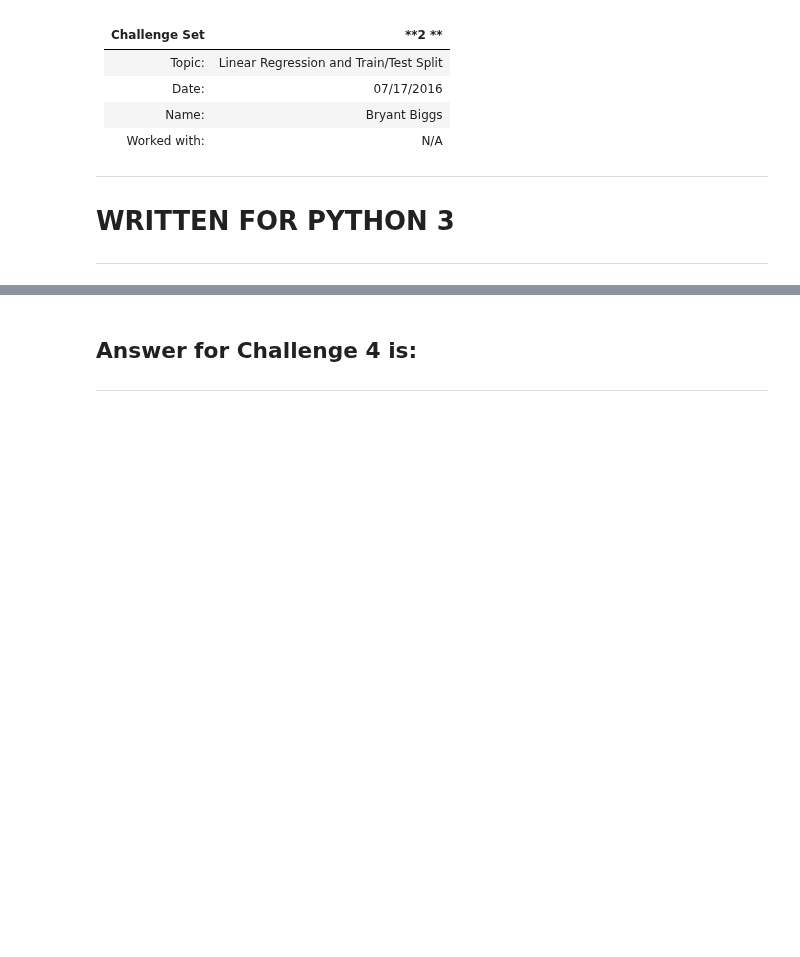
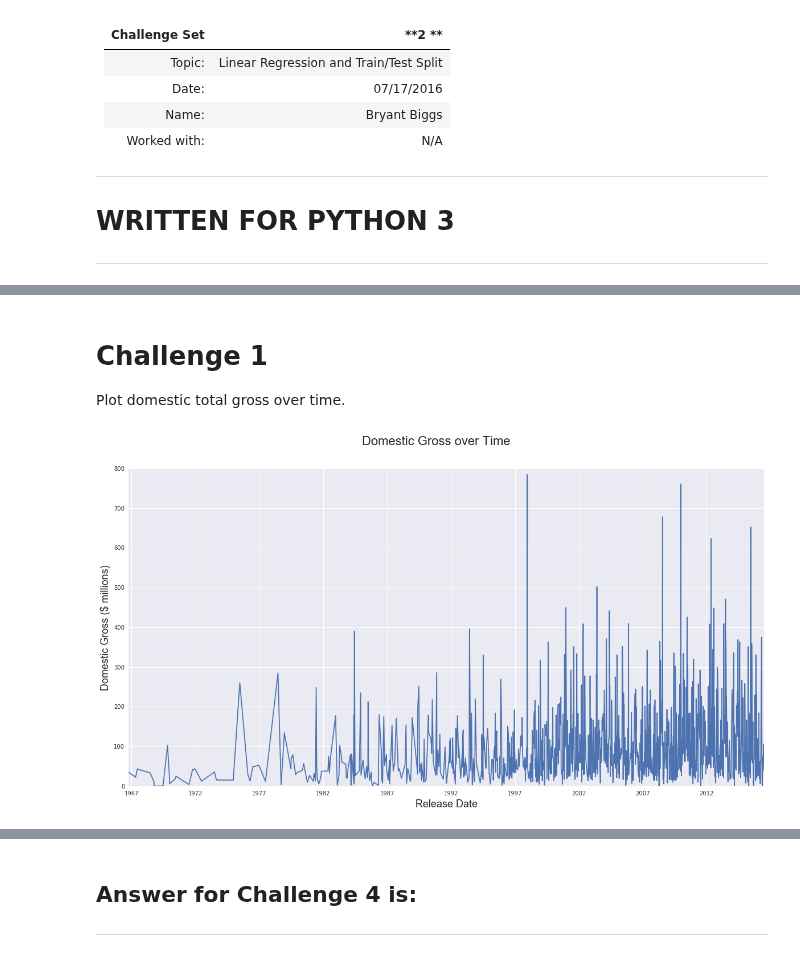
Before and after one commit to robinsones/dsp, a Jupyter notebook: challenges/submissions/02-luther1/bryant/bryant_02-luther1.ipynb, the cells around one changed output, grey strips where cells are left out. Drawn from its saved outputs; the diff is of its cells as text; code cells hidden in the pictures; blank space fills up the shorter version.

```diff
--- a/challenges/submissions/02-luther1/bryant/bryant_02-luther1.ipynb
+++ b/challenges/submissions/02-luther1/bryant/bryant_02-luther1.ipynb
@@ -19,0 +18,17 @@ Build a linear model that uses only a constant term (a column of ones) to predic
+# %%
+data_file = 'data.csv'
+
+# read in data and select columns of interest
+df = pd.read_csv(data_file, encoding='utf-8')
+df['Released'] = pd.to_datetime(df['Released'])
+df['Prod_Budget'] = pd.to_numeric(df['Prod_Budget'])
+df['Dom_Gross'] = pd.to_numeric(df['Dom_Gross'])
+df['World_Gross'] = pd.to_numeric(df['World_Gross'])
+
+assert df['Released'].dtype == 'datetime64[ns]'
+assert df['Prod_Budget'].dtype == 'int64'
+assert df['Dom_Gross'].dtype == 'int64'
+assert df['World_Gross'].dtype == 'int64'
+
+df = df[['Title', 'Prod_Budget', 'Dom_Gross', 'World_Gross', 'Released', 'Rated', 'Runtime', 'Genre', 'Director']]
+df.head()
@@ -19,0 +42,20 @@ Build a linear model that uses only a constant term (a column of ones) to predic
+# %% [markdown]
+# Challenge 1
+Plot domestic total gross over time.
+# %%
+# group any movies that were released on same date
+df_1 = df.groupby(['Released'])['Dom_Gross'].sum().reset_index()
+df_1 = df_1.sort_values('Released')
+df_1['Dom_Gross'] = df_1['Dom_Gross']/1000000
+df_1 = df_1.set_index(df_1.Released)
+# %%
+# difficult to see trend when plotted by date released
+plt.figure(figsize=(20,10))
+plt.suptitle('Domestic Gross over Time',fontsize=22)
+plt.ylabel('Domestic Gross ($ millions)',fontsize=18)
+plt.xlabel('Release Date',fontsize=18)
+sns.set_style("darkgrid")
+plt.plot(df_1.Released, df_1.Dom_Gross)
+plt.show()
+# %% [output]
+[figure, added]
```
Also changed, not shown: parts of 24 cells of this notebook.
